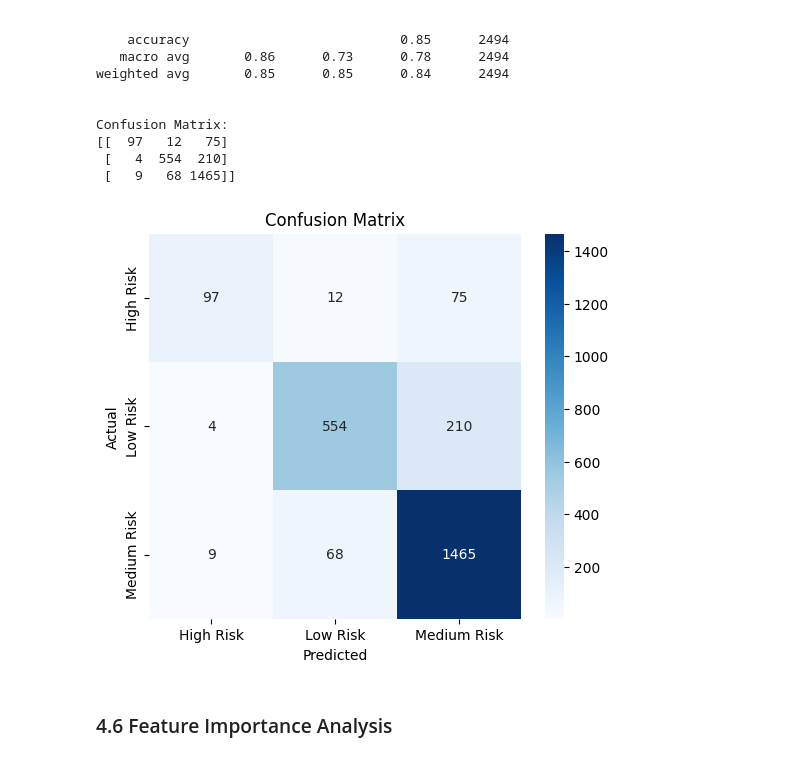
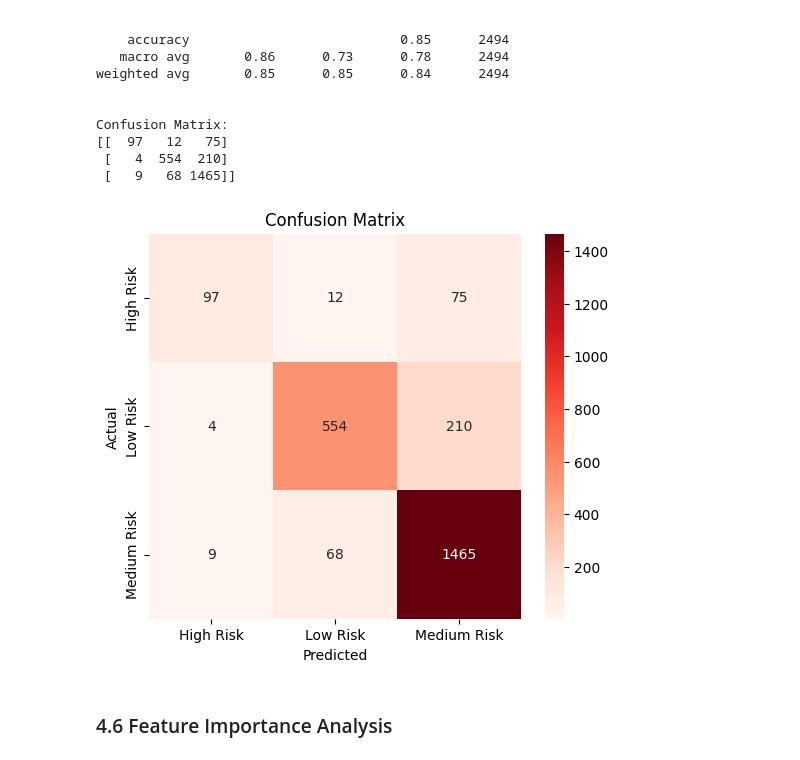
Before and after one commit to Yash-Raj192/Educational-BI-Framework, a Jupyter notebook: Notebooks/analysis_and_modeling.ipynb, the cells around one changed output. Cells and saved outputs as stored; diff of their text form; code cells hidden in the pictures.

```diff
--- a/Notebooks/analysis_and_modeling.ipynb
+++ b/Notebooks/analysis_and_modeling.ipynb
@@ -9,7 +9,7 @@ import seaborn as sns
 # %% [markdown]
 ## 2. Loading Cleaned Dataset
 # %%
-df = pd.read_csv(r'C:\Users\BIT\OneDrive\Desktop\Yash\Projects\IIIT Internship Project\Dataset\student_performance_cleaned.csv')
+df = pd.read_csv(r'C:\Users\BIT\OneDrive\Desktop\Yash\Projects\Educational BI Framework\Dataset\Cleaned\student_performance_cleaned.csv')
 print("Shape:", df.shape)
 df.head()
 # %% [output]
@@ -235,14 +235,14 @@ Confusion Matrix:
 # %%
 # Visualizing Confusion Matrix
 
 plt.figure(figsize=(6,5))
-sns.heatmap(cm, annot = True, fmt = 'd', cmap = 'Blues', xticklabels = target_encoder.classes_, yticklabels = target_encoder.classes_)
+sns.heatmap(cm, annot = True, fmt = 'd', cmap = 'Reds', xticklabels = target_encoder.classes_, yticklabels = target_encoder.classes_)
 plt.xlabel("Predicted")
 plt.ylabel("Actual")
 plt.title("Confusion Matrix")
 plt.show()
 # %% [output]
-[figure, old version]
+[figure, new version]
 # %% [markdown]
 ### 4.6 Feature Importance Analysis
 # %%
```
Also changed, not shown: parts of 2 cells of this notebook, 1 other file.
